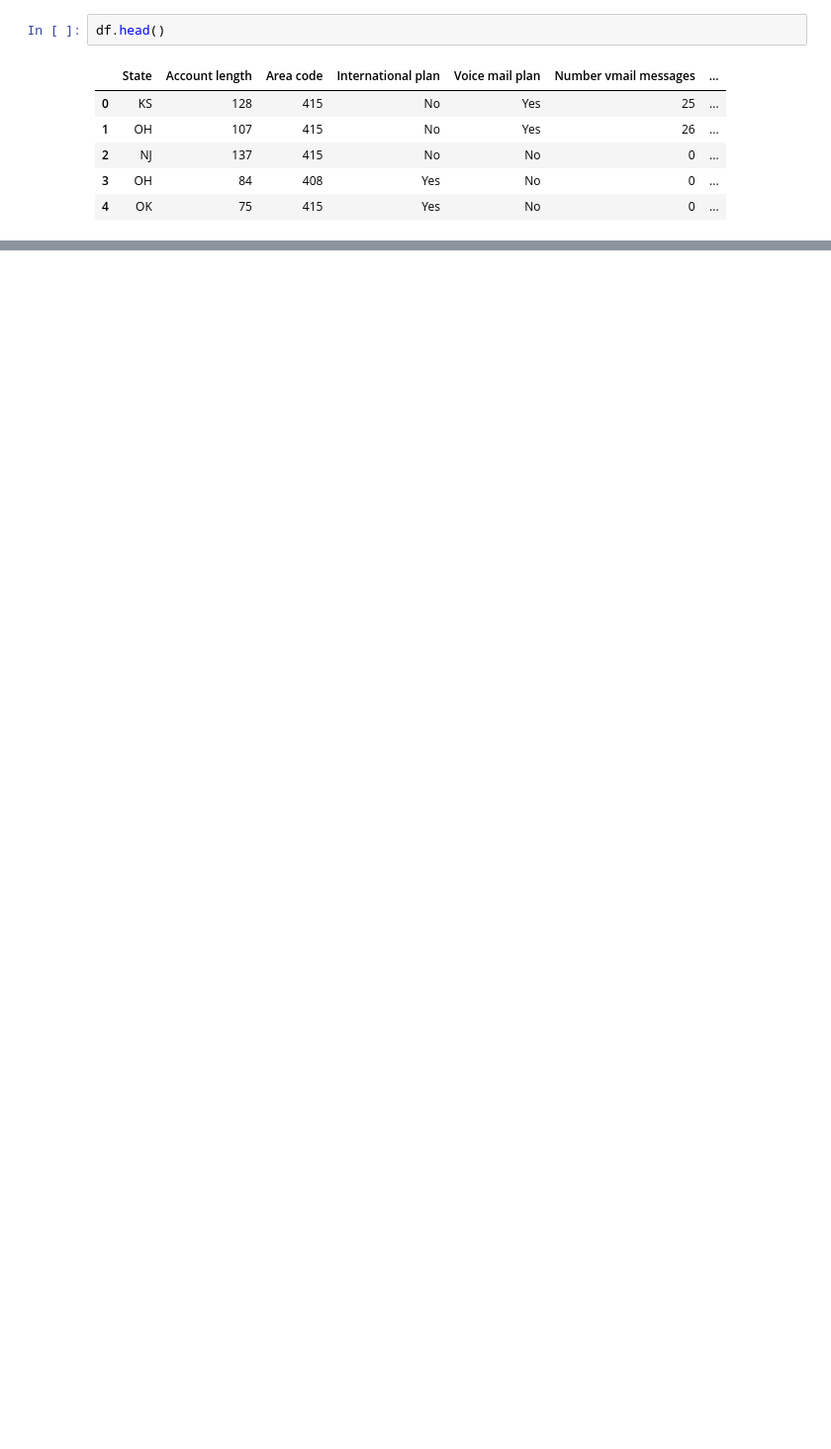
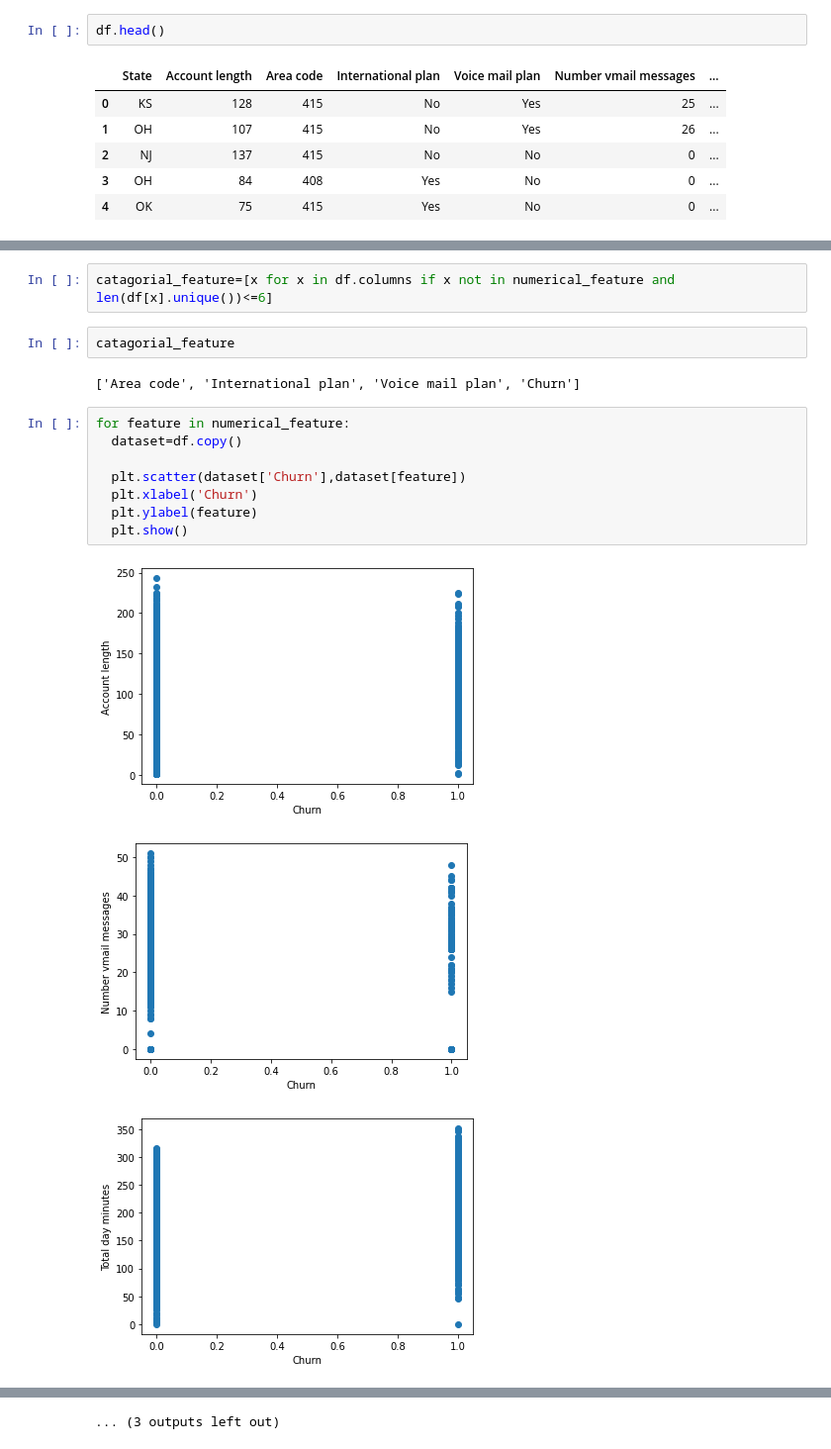
Before and after one commit to AditiAgrawal1/Telecom_Churn_Analysis, a Jupyter notebook: Copy_of_Telecom_Churn_Analysis_Capstone_Project.ipynb, the cells around one changed output, grey strips where cells are left out. Shown at 99% size. Drawn from its saved outputs; the diff is of its cells as text; blank space fills up the shorter version.

```diff
--- a/Copy_of_Telecom_Churn_Analysis_Capstone_Project.ipynb
+++ b/Copy_of_Telecom_Churn_Analysis_Capstone_Project.ipynb
@@ -193,0 +202,18 @@ df.groupby('Churn')['Total intl charge'].mean().plot.bar()
+# %%
+catagorial_feature=[x for x in df.columns if x not in numerical_feature and len(df[x].unique())<=6]
+# %%
+catagorial_feature
+# %% [output]
+['Area code', 'International plan', 'Voice mail plan', 'Churn']
+# %%
+for feature in numerical_feature:
+  dataset=df.copy()
+
+  plt.scatter(dataset['Churn'],dataset[feature])
+  plt.xlabel('Churn')
+  plt.ylabel(feature)
+  plt.show()
+# %% [output]
+[figure, added]
+[figure, added]
+[figure, added]
@@ -193,0 +229 @@ df.groupby('Churn')['Total intl charge'].mean().plot.bar()
+... (3 outputs left out)
```
Also changed, not shown: parts of 20 cells of this notebook.
